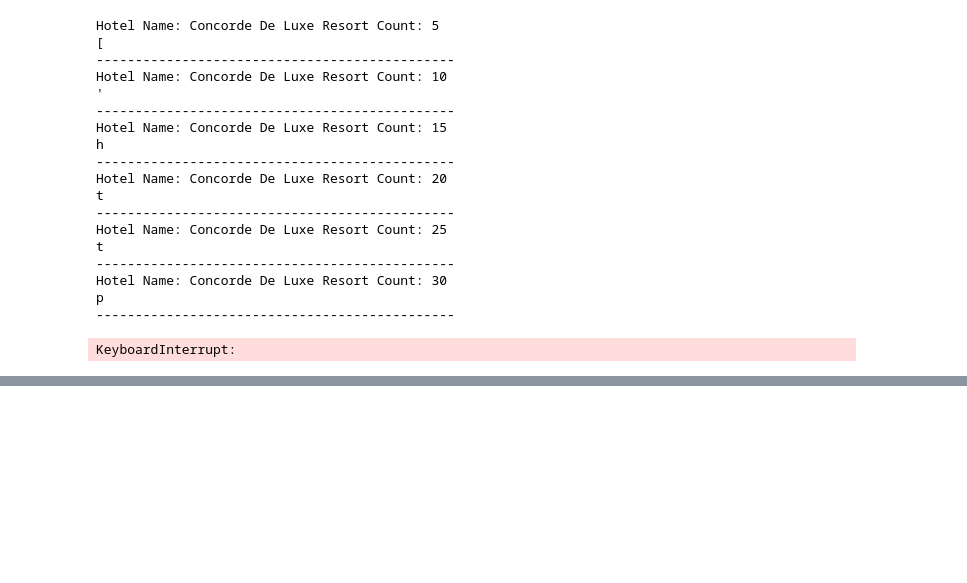
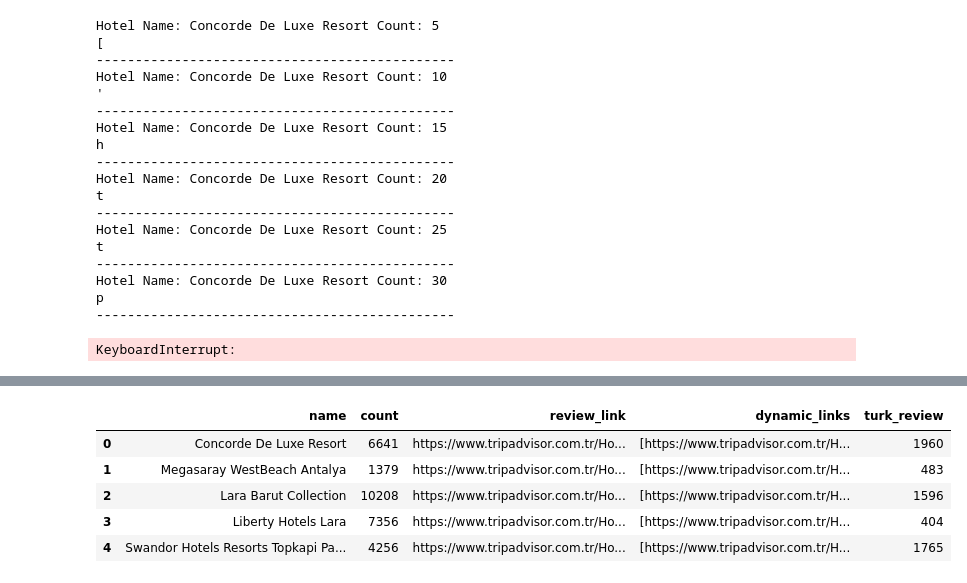
Before and after one commit to kadirculha/WebScrapeHotelComment, a Jupyter notebook: scrape-trip-advisor-comment.ipynb, the cells around one changed output, grey strips where cells are left out. Saved outputs shown, nothing was run; the diff lists cells and outputs as text; code cells hidden in the pictures; blank space fills up the shorter version.

```diff
--- a/scrape-trip-advisor-comment.ipynb
+++ b/scrape-trip-advisor-comment.ipynb
@@ -271,3 +271,7 @@ text
  ' ',
  ' ',
  ' ']
+# %%
+import pandas as pd
+
+hotel_df = pd.read_csv("data/hotels_with_links.csv")
@@ -273,0 +298,5 @@ text
+# %%
+turk_review_count =[1960,483,1596,404,1765,1527,
+                    1514,1092,934,431,53,967,323,
+                    1067,1517, 981,636, 91,1361,
+                    510,498,251,492, 60, 3, 1,27,109,22,77]
@@ -273,0 +307,2 @@ text
+# %%
+hotel_df["turk_review"] = turk_review_count
@@ -273,0 +332,9 @@ text
+# %%
+hotel_df.head()
+# %% [output]
+|  | name | count | review_link | dynamic_links | turk_review |
+| 0 | Concorde De Luxe Resort | 6641 | https://www.tripadvisor.com.tr/Ho... | [https://www.tripadvisor.com.tr/H... | 1960 |
+| 1 | Megasaray WestBeach Antalya | 1379 | https://www.tripadvisor.com.tr/Ho... | [https://www.tripadvisor.com.tr/H... | 483 |
+| 2 | Lara Barut Collection | 10208 | https://www.tripadvisor.com.tr/Ho... | [https://www.tripadvisor.com.tr/H... | 1596 |
+| 3 | Liberty Hotels Lara | 7356 | https://www.tripadvisor.com.tr/Ho... | [https://www.tripadvisor.com.tr/H... | 404 |
+| 4 | Swandor Hotels Resorts Topkapi Pa... | 4256 | https://www.tripadvisor.com.tr/Ho... | [https://www.tripadvisor.com.tr/H... | 1765 |
```
Also changed, not shown: parts of 10 cells of this notebook, 12 other files.
